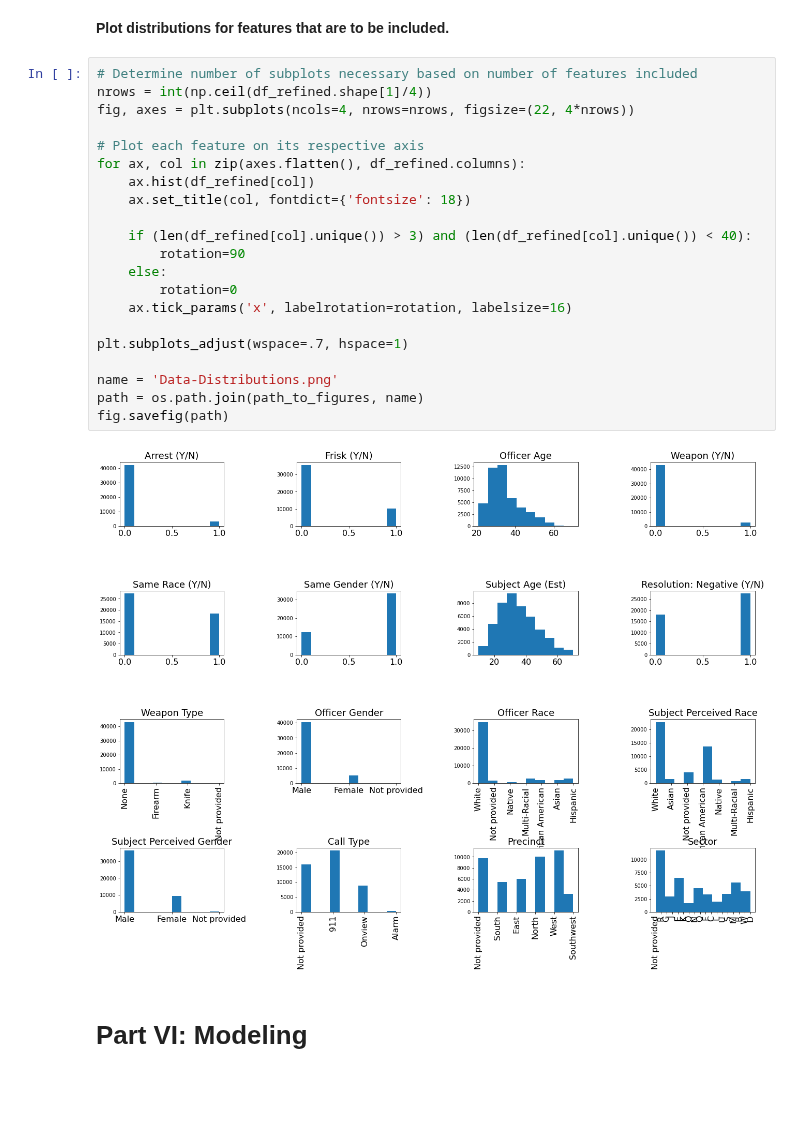
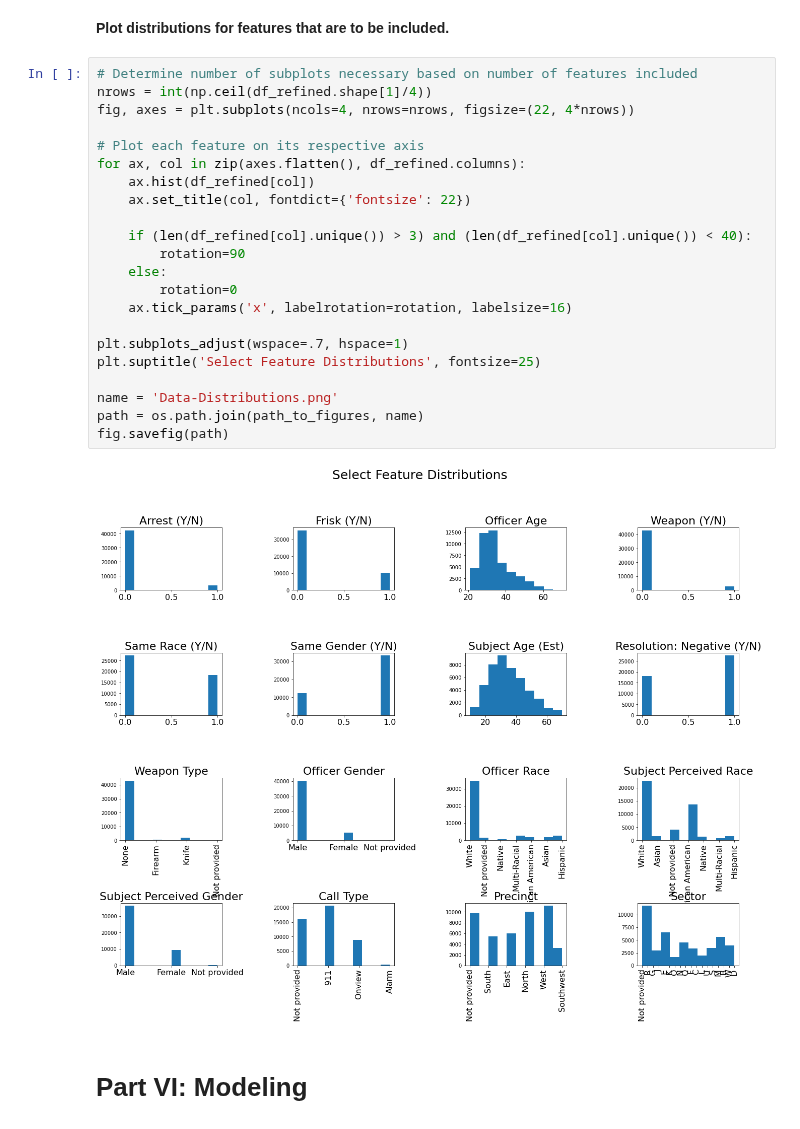
Before and after one commit to sethnlewis/Policing-Bias, a Jupyter notebook: notebooks/final_notebook.ipynb, the cells around one changed output. Drawn from its saved outputs; the diff is of its cells as text; blank space fills up the shorter version.

Commit message:
Updates to figures for README and presentation

```diff
--- a/notebooks/final_notebook.ipynb
+++ b/notebooks/final_notebook.ipynb
@@ -497,26 +497,27 @@ Including: Sector
 # %%
 # Determine number of subplots necessary based on number of features included
 nrows = int(np.ceil(df_refined.shape[1]/4))
 fig, axes = plt.subplots(ncols=4, nrows=nrows, figsize=(22, 4*nrows))
 
 # Plot each feature on its respective axis
 for ax, col in zip(axes.flatten(), df_refined.columns):
     ax.hist(df_refined[col])
-    ax.set_title(col, fontdict={'fontsize': 18})
+    ax.set_title(col, fontdict={'fontsize': 22})
 
     if (len(df_refined[col].unique()) > 3) and (len(df_refined[col].unique()) < 40):
         rotation=90
     else:
         rotation=0
     ax.tick_params('x', labelrotation=rotation, labelsize=16)
 
 plt.subplots_adjust(wspace=.7, hspace=1)
+plt.suptitle('Select Feature Distributions', fontsize=25)
 
 name = 'Data-Distributions.png'
 path = os.path.join(path_to_figures, name)
 fig.savefig(path)
 # %% [output]
-[figure, old version]
+[figure, new version]
 # %% [markdown]
 # Part VI: Modeling
 # %% [markdown]
```
Also changed, not shown: parts of 1 cell of this notebook, 4 other files.
